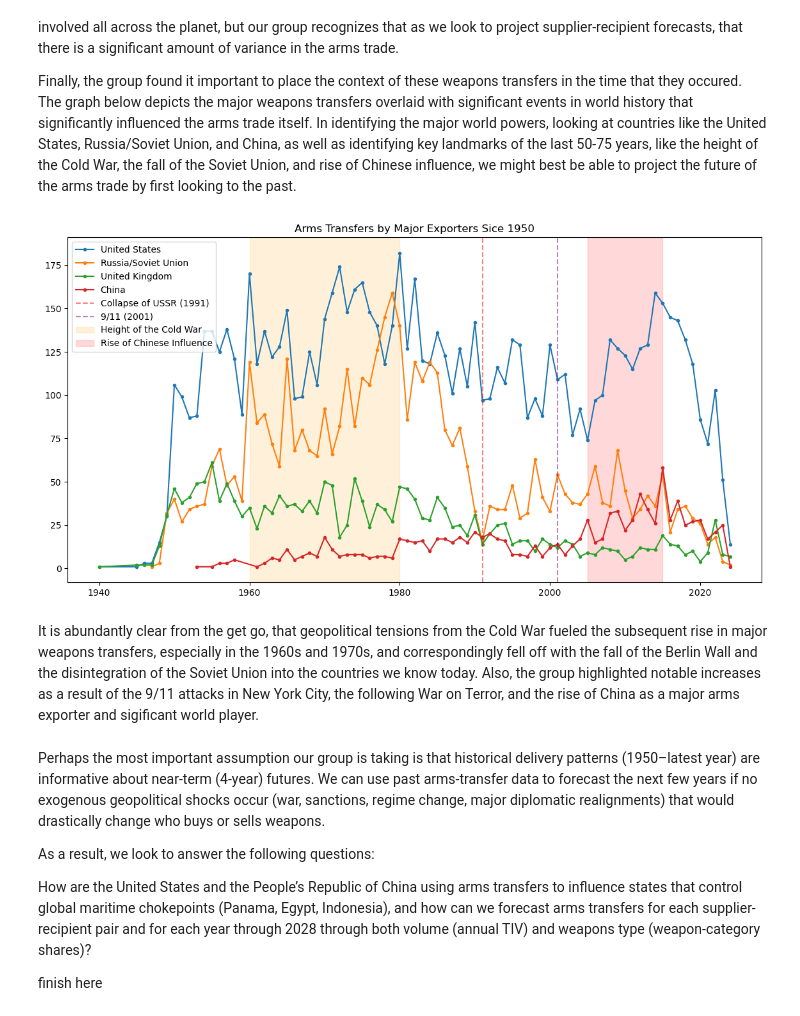
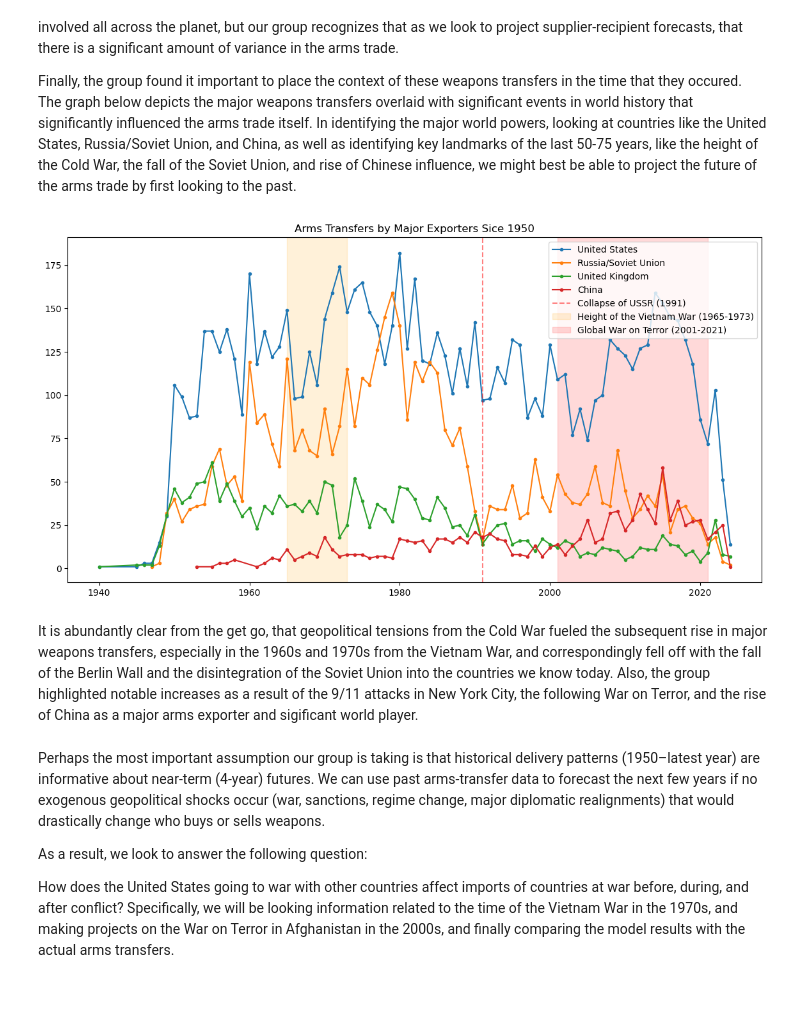
Before and after one commit to Maodougie25/SIPRI-Arms-Trade-Group-Project--, a Jupyter notebook: question2.ipynb, the cells around one changed output. Drawn from its saved outputs; the diff is of its cells as text; code cells hidden in the pictures.

```diff
--- a/question2.ipynb
+++ b/question2.ipynb
@@ -131,42 +184,39 @@ Finally, the group found it important to place the context of these weapons tran
 # %%
 # Weapons By Period
 
 data2 = data.copy()
 
 data2['SupplierOverTime'] = data2['Supplier'].replace({'Soviet Union': 'Russia/Soviet Union',
                                                         'Russia': 'Russia/Soviet Union'})
 
 export_countries = ['United States', 'Russia/Soviet Union', 'United Kingdom', 'China']
 
 data3 = (data2[data2['SupplierOverTime'].isin(export_countries)]
                    .groupby(['Year of order', 'SupplierOverTime'])
                    .size()
                    .reset_index(name='Count'))
 
 plt.figure(figsize = (14, 7))
 
 for exporter in export_countries:
     exporterInfo = data3[data3['SupplierOverTime'] == exporter]
     plt.plot(exporterInfo['Year of order'], exporterInfo['Count'],
              marker = 'o', markersize = 3, label = exporter)
 
 plt.axvline(x = 1991, color = 'red', linestyle = '--', alpha = 0.5, label = 'Collapse of USSR (1991)')
-plt.axvline(x = 2001, color = 'purple', linestyle = '--', alpha = 0.5, label = '9/11 (2001)')
-plt.axvspan(1960, 1980, color = 'orange', alpha = 0.15, label = 'Height of the Cold War')
-plt.axvspan(2005, 2015, color = 'red', alpha = 0.15, label = 'Rise of Chinese Influence')
+plt.axvspan(1965, 1973, color = 'orange', alpha = 0.15, label = 'Height of the Vietnam War (1965-1973)')
+plt.axvspan(2001, 2021, color = 'red', alpha = 0.15, label = 'Global War on Terror (2001-2021)')
 
 plt.title('Arms Transfers by Major Exporters Sice 1950')
 plt.legend(fontsize=10)
 plt.show()
 # %% [output]
-[figure, old version]
+[figure, new version]
 # %% [markdown]
-It is abundantly clear from the get go, that geopolitical tensions from the Cold War fueled the subsequent rise in major weapons transfers, especially in the 1960s and 1970s, and correspondingly fell off with the fall of the Berlin Wall and the disintegration of the Soviet Union into the countries we know today. Also, the group highlighted notable increases as a result of the 9/11 attacks in New York City, the following War on Terror, and the rise of China as a major arms exporter and sigificant world player.
+It is abundantly clear from the get go, that geopolitical tensions from the Cold War fueled the subsequent rise in major weapons transfers, especially in the 1960s and 1970s from the Vietnam War, and correspondingly fell off with the fall of the Berlin Wall and the disintegration of the Soviet Union into the countries we know today. Also, the group highlighted notable increases as a result of the 9/11 attacks in New York City, the following War on Terror, and the rise of China as a major arms exporter and sigificant world player.
 # %% [markdown]
 Perhaps the most important assumption our group is taking is that historical delivery patterns (1950–latest year) are informative about near-term (4-year) futures. We can use past arms-transfer data to forecast the next few years if no exogenous geopolitical shocks occur (war, sanctions, regime change, major diplomatic realignments) that would drastically change who buys or sells weapons.
 
-As a result, we look to answer the following questions:
+As a result, we look to answer the following question:
 
-How are the United States and the People’s Republic of China using arms transfers to influence states that control global maritime chokepoints (Panama, Egypt, Indonesia), and how can we forecast arms transfers for each supplier-recipient pair and for each year through 2028 through both volume (annual TIV) and weapons type (weapon-category shares)?
-
-finish here
+How does the United States going to war with other countries affect imports of countries at war before, during, and after conflict? Specifically, we will be looking information related to the time of the Vietnam War in the 1970s, and making projects on the War on Terror in Afghanistan in the 2000s, and finally comparing the model results with the actual arms transfers.
```
Also changed, not shown: parts of 5 cells of this notebook.
